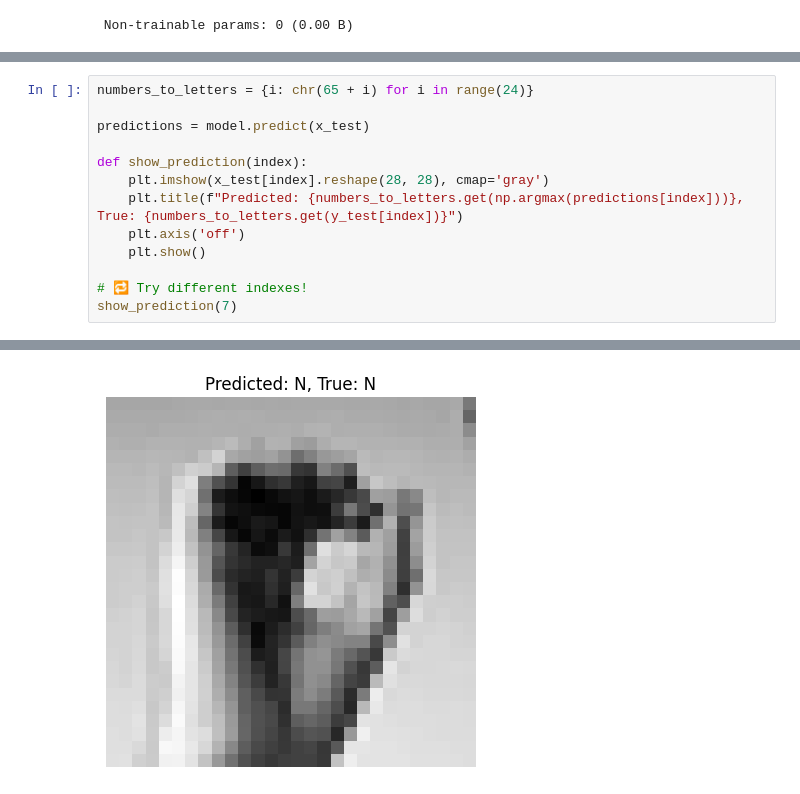
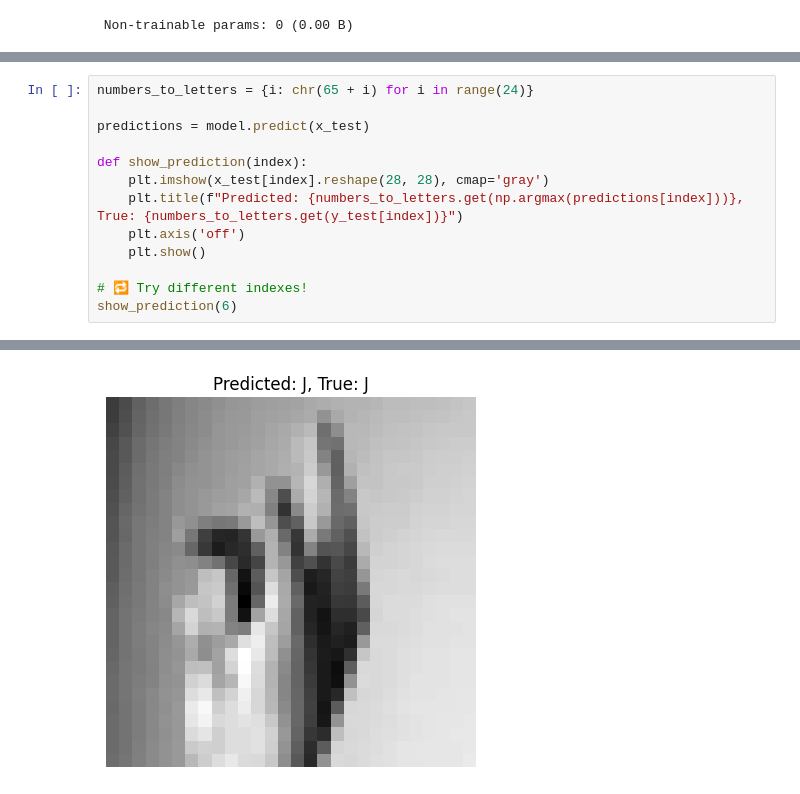
Before and after one commit to Temuulen-Munkhtaivan/Sign_Language_MNIST, a Jupyter notebook: SL_MNIST.ipynb, the cells around one changed output, grey strips where cells are left out. Drawn from its saved outputs; the diff is of its cells as text.

```diff
--- a/SL_MNIST.ipynb
+++ b/SL_MNIST.ipynb
@@ -210,5 +210,5 @@ def show_prediction(index):
     plt.show()
 
 # 🔁 Try different indexes!
-show_prediction(7)
+show_prediction(6)
 # %% [output]
@@ -216 +216 @@ show_prediction(7)
-[figure, old version]
+[figure, new version]
```
Also changed, not shown: parts of 4 cells of this notebook.
